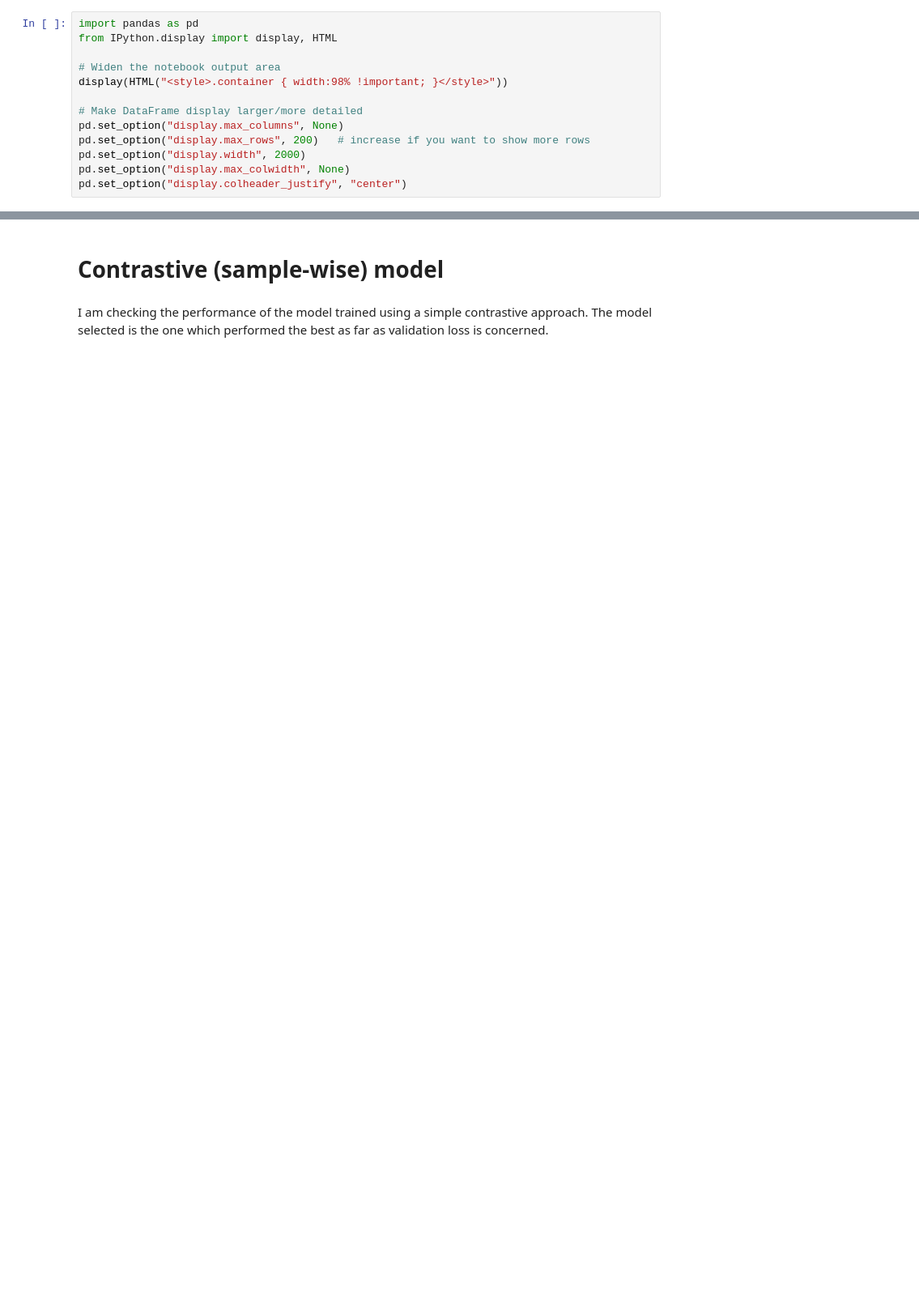
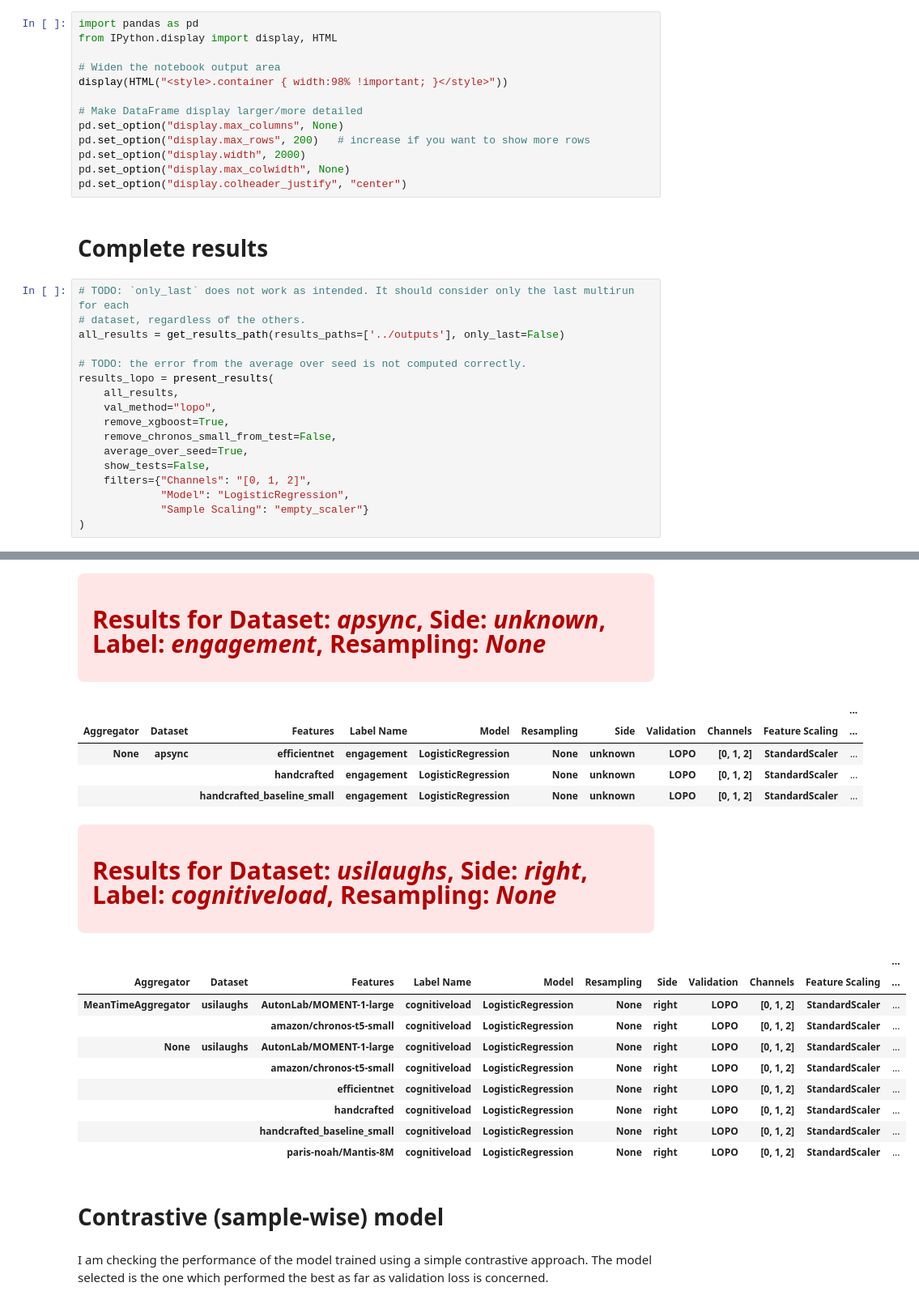
Before and after one commit to LeonardoAlchieri/pretrained_foundation_models_physiological_data, a Jupyter notebook: notebooks/visualize_results.ipynb, the cells around one changed output, grey strips where cells are left out. Shown at 81% size. Saved outputs shown, nothing was run; the diff lists cells and outputs as text; blank space fills up the shorter version.

```diff
--- a/notebooks/visualize_results.ipynb
+++ b/notebooks/visualize_results.ipynb
@@ -136,3 +136,23 @@ pd.set_option("display.max_rows", 200)   # increase if you want to show more row
 pd.set_option("display.width", 2000)
 pd.set_option("display.max_colwidth", None)
 pd.set_option("display.colheader_justify", "center")
+# %% [markdown]
+# Complete results
+# %%
+# TODO: `only_last` does not work as intended. It should consider only the last multirun for each
+# dataset, regardless of the others.
+all_results = get_results_path(results_paths=['../outputs'], only_last=False)
+
+# TODO: the error from the average over seed is not computed correctly.
+results_lopo = present_results(
+    all_results,
+    val_method="lopo",
+    remove_xgboost=True,
+    remove_chronos_small_from_test=False,
+    average_over_seed=True,
+    show_tests=False,
+    filters={"Channels": "[0, 1, 2]",
+             "Model": "LogisticRegression",
+             "Sample Scaling": "empty_scaler"}
+)
+# %% [output]
@@ -139,3 +199,20 @@ pd.set_option("display.colheader_justify", "center")
+Results for Dataset: apsync, Side: unknown, Label: engagement, Resampling: None
+|  |  |  |  |  |  |  |  |  |  | ... |
+| Aggregator | Dataset | Features | Label Name | Model | Resampling | Side | Validation | Channels | Feature Scaling | ... |
+| None | apsync | efficientnet | engagement | LogisticRegression | None | unknown | LOPO | [0, 1, 2] | StandardScaler | ... |
+|  |  | handcrafted | engagement | LogisticRegression | None | unknown | LOPO | [0, 1, 2] | StandardScaler | ... |
+|  |  | handcrafted_baseline_small | engagement | LogisticRegression | None | unknown | LOPO | [0, 1, 2] | StandardScaler | ... |
+Results for Dataset: usilaughs, Side: right, Label: cognitiveload, Resampling: None
+|  |  |  |  |  |  |  |  |  |  | ... |
+| Aggregator | Dataset | Features | Label Name | Model | Resampling | Side | Validation | Channels | Feature Scaling | ... |
+| MeanTimeAggregator | usilaughs | AutonLab/MOMENT-1-large | cognitiveload | LogisticRegression | None | right | LOPO | [0, 1, 2] | StandardScaler | ... |
+|  |  | amazon/chronos-t5-small | cognitiveload | LogisticRegression | None | right | LOPO | [0, 1, 2] | StandardScaler | ... |
+| None | usilaughs | AutonLab/MOMENT-1-large | cognitiveload | LogisticRegression | None | right | LOPO | [0, 1, 2] | StandardScaler | ... |
+|  |  | amazon/chronos-t5-small | cognitiveload | LogisticRegression | None | right | LOPO | [0, 1, 2] | StandardScaler | ... |
+|  |  | efficientnet | cognitiveload | LogisticRegression | None | right | LOPO | [0, 1, 2] | StandardScaler | ... |
+|  |  | handcrafted | cognitiveload | LogisticRegression | None | right | LOPO | [0, 1, 2] | StandardScaler | ... |
+|  |  | handcrafted_baseline_small | cognitiveload | LogisticRegression | None | right | LOPO | [0, 1, 2] | StandardScaler | ... |
+|  |  | paris-noah/Mantis-8M | cognitiveload | LogisticRegression | None | right | LOPO | [0, 1, 2] | StandardScaler | ... |
 # %% [markdown]
 # Contrastive (sample-wise) model
 # %% [markdown]
```
Also changed, not shown: parts of 2 cells of this notebook, 12 other files.
